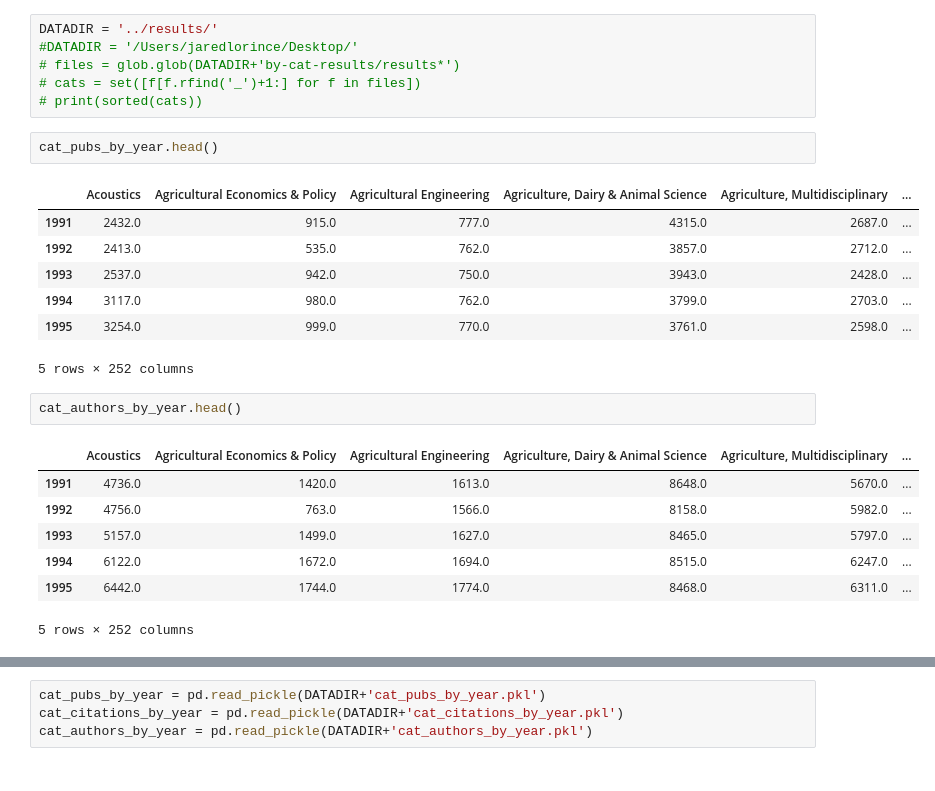
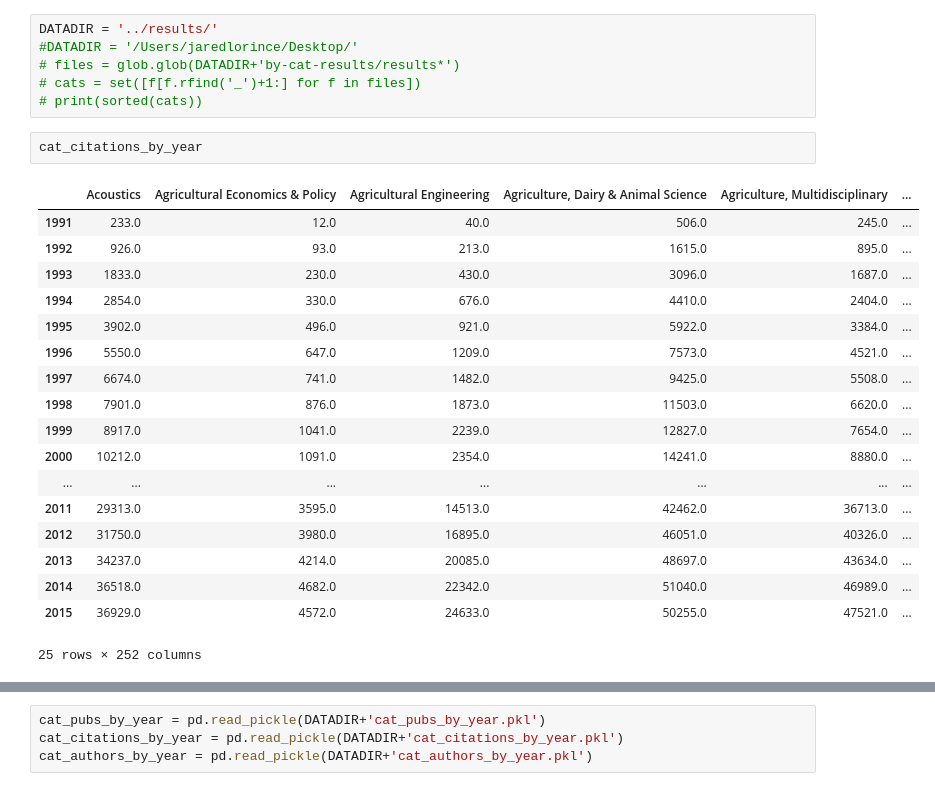
Before and after one commit to jlorince/wos-text-dynamics, a Jupyter notebook: notebooks/data-exploration.ipynb, the cells around one changed output, grey strips where cells are left out. Saved outputs shown, nothing was run; the diff lists cells and outputs as text.

```diff
--- a/notebooks/data-exploration.ipynb
+++ b/notebooks/data-exploration.ipynb
@@ -23,23 +23,24 @@ DATADIR = '../results/'
 # files = glob.glob(DATADIR+'by-cat-results/results*')
 # cats = set([f[f.rfind('_')+1:] for f in files])
 # print(sorted(cats))
-# %%
-cat_pubs_by_year.head()
-# %% [output]
-|  | Acoustics | Agricultural Economics & Policy | Agricultural Engineering | Agriculture, Dairy & Animal Science | Agriculture, Multidisciplinary | ... |
-| 1991 | 2432.0 | 915.0 | 777.0 | 4315.0 | 2687.0 | ... |
-| 1992 | 2413.0 | 535.0 | 762.0 | 3857.0 | 2712.0 | ... |
-| 1993 | 2537.0 | 942.0 | 750.0 | 3943.0 | 2428.0 | ... |
-| 1994 | 3117.0 | 980.0 | 762.0 | 3799.0 | 2703.0 | ... |
-| 1995 | 3254.0 | 999.0 | 770.0 | 3761.0 | 2598.0 | ... |
-5 rows × 252 columns
-# %%
-cat_authors_by_year.head()
-# %% [output]
-|  | Acoustics | Agricultural Economics & Policy | Agricultural Engineering | Agriculture, Dairy & Animal Science | Agriculture, Multidisciplinary | ... |
-| 1991 | 4736.0 | 1420.0 | 1613.0 | 8648.0 | 5670.0 | ... |
-| 1992 | 4756.0 | 763.0 | 1566.0 | 8158.0 | 5982.0 | ... |
-| 1993 | 5157.0 | 1499.0 | 1627.0 | 8465.0 | 5797.0 | ... |
-| 1994 | 6122.0 | 1672.0 | 1694.0 | 8515.0 | 6247.0 | ... |
-| 1995 | 6442.0 | 1744.0 | 1774.0 | 8468.0 | 6311.0 | ... |
-5 rows × 252 columns
+# %%
+cat_citations_by_year
+# %% [output]
+|  | Acoustics | Agricultural Economics & Policy | Agricultural Engineering | Agriculture, Dairy & Animal Science | Agriculture, Multidisciplinary | ... |
+| 1991 | 233.0 | 12.0 | 40.0 | 506.0 | 245.0 | ... |
+| 1992 | 926.0 | 93.0 | 213.0 | 1615.0 | 895.0 | ... |
+| 1993 | 1833.0 | 230.0 | 430.0 | 3096.0 | 1687.0 | ... |
+| 1994 | 2854.0 | 330.0 | 676.0 | 4410.0 | 2404.0 | ... |
+| 1995 | 3902.0 | 496.0 | 921.0 | 5922.0 | 3384.0 | ... |
+| 1996 | 5550.0 | 647.0 | 1209.0 | 7573.0 | 4521.0 | ... |
+| 1997 | 6674.0 | 741.0 | 1482.0 | 9425.0 | 5508.0 | ... |
+| 1998 | 7901.0 | 876.0 | 1873.0 | 11503.0 | 6620.0 | ... |
+| 1999 | 8917.0 | 1041.0 | 2239.0 | 12827.0 | 7654.0 | ... |
+| 2000 | 10212.0 | 1091.0 | 2354.0 | 14241.0 | 8880.0 | ... |
+| ... | ... | ... | ... | ... | ... | ... |
+| 2011 | 29313.0 | 3595.0 | 14513.0 | 42462.0 | 36713.0 | ... |
+| 2012 | 31750.0 | 3980.0 | 16895.0 | 46051.0 | 40326.0 | ... |
+| 2013 | 34237.0 | 4214.0 | 20085.0 | 48697.0 | 43634.0 | ... |
+| 2014 | 36518.0 | 4682.0 | 22342.0 | 51040.0 | 46989.0 | ... |
+| 2015 | 36929.0 | 4572.0 | 24633.0 | 50255.0 | 47521.0 | ... |
+25 rows × 252 columns
```
Also changed, not shown: parts of 4 cells of this notebook, 2 other files.
